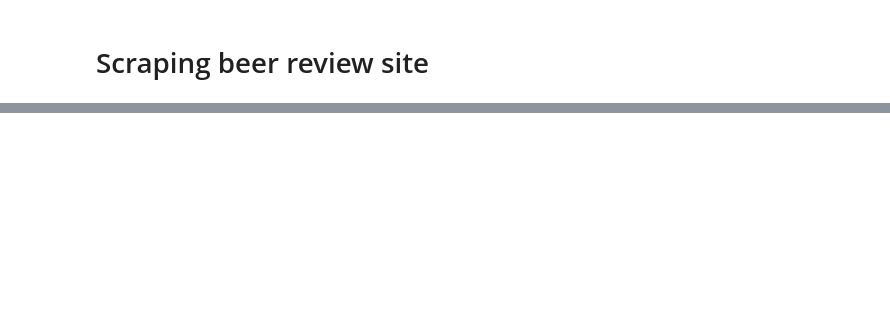
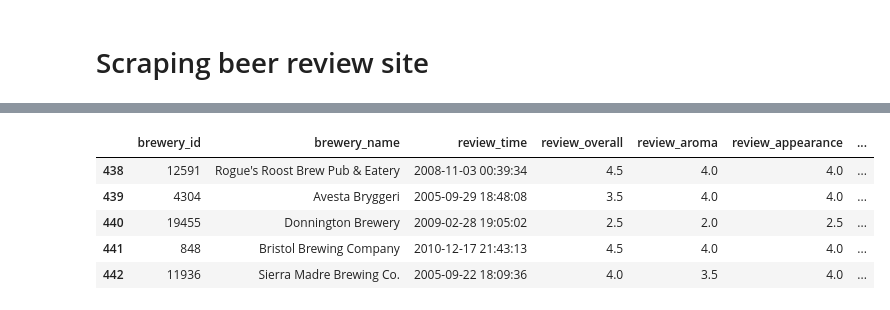
Before and after one commit to mactzu/PredictivePandas, a Jupyter notebook: work/pooja/Beer Advocate - Web Scraping .ipynb, the cells around one changed output, grey strips where cells are left out. Drawn from its saved outputs; the diff is of its cells as text; code cells hidden in the pictures; blank space fills up the shorter version.

```diff
--- a/work/pooja/Beer Advocate - Web Scraping .ipynb
+++ b/work/pooja/Beer Advocate - Web Scraping .ipynb
@@ -39,3 +39,5 @@ beer_df.head()
 beer_df = beer_df.drop(['Unnamed: 0'], axis = 1)
 # %%
 beer_df.drop_duplicates(subset = "brewery_id", keep = "first", inplace = True)
+# %%
+beer_df = beer_df.loc[~(beer_df['brewery_id'] == 3444)]
@@ -41,0 +48,10 @@ beer_df.drop_duplicates(subset = "brewery_id", keep = "first", inplace = True)
+# %%
+beer_df_2 = beer_df.iloc[438:5231]
+beer_df_2.head()
+# %% [output]
+|  | brewery_id | brewery_name | review_time | review_overall | review_aroma | review_appearance | ... |
+| 438 | 12591 | Rogue's Roost Brew Pub & Eatery | 2008-11-03 00:39:34 | 4.5 | 4.0 | 4.0 | ... |
+| 439 | 4304 | Avesta Bryggeri | 2005-09-29 18:48:08 | 3.5 | 4.0 | 4.0 | ... |
+| 440 | 19455 | Donnington Brewery | 2009-02-28 19:05:02 | 2.5 | 2.0 | 2.5 | ... |
+| 441 | 848 | Bristol Brewing Company | 2010-12-17 21:43:13 | 4.5 | 4.0 | 4.0 | ... |
+| 442 | 11936 | Sierra Madre Brewing Co. | 2005-09-22 18:09:36 | 4.0 | 3.5 | 4.0 | ... |
```
Also changed, not shown: parts of 12 cells of this notebook, 1 other file.
